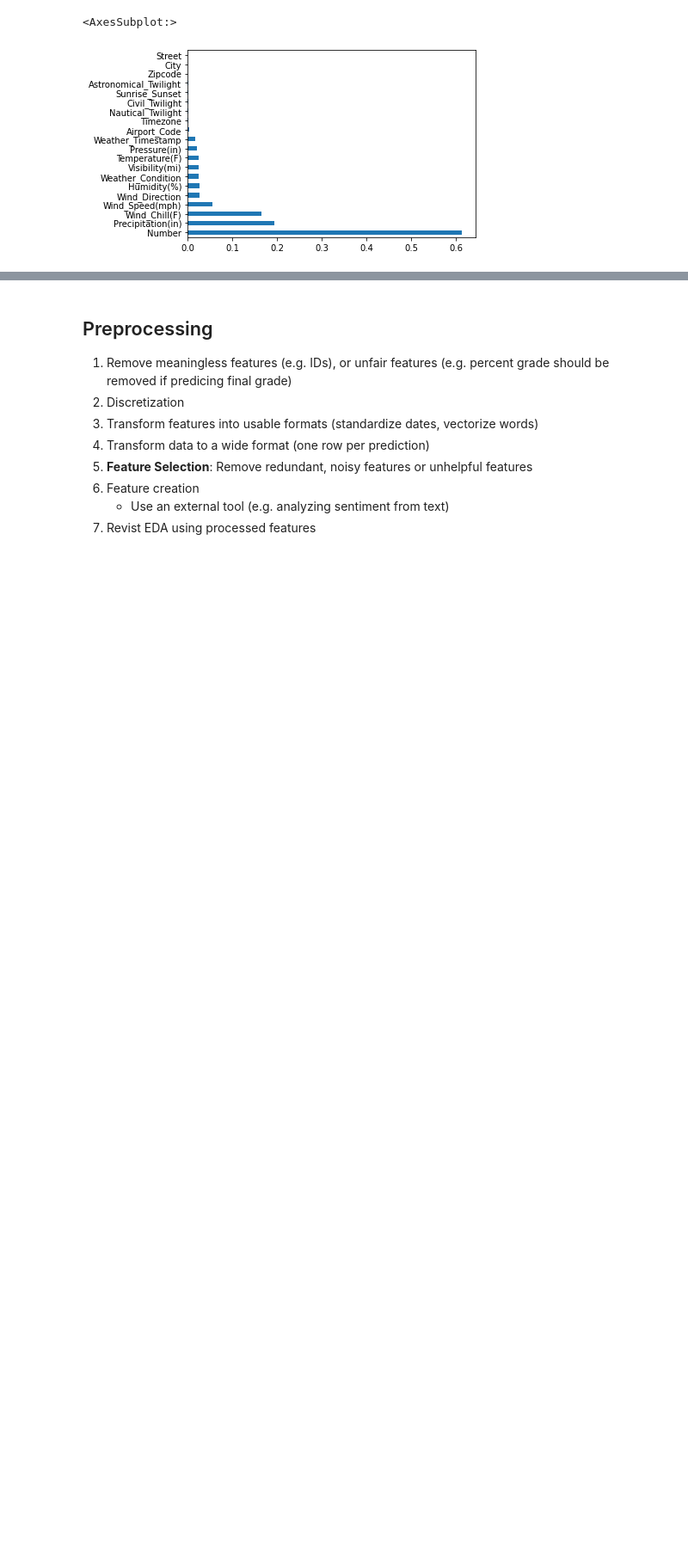
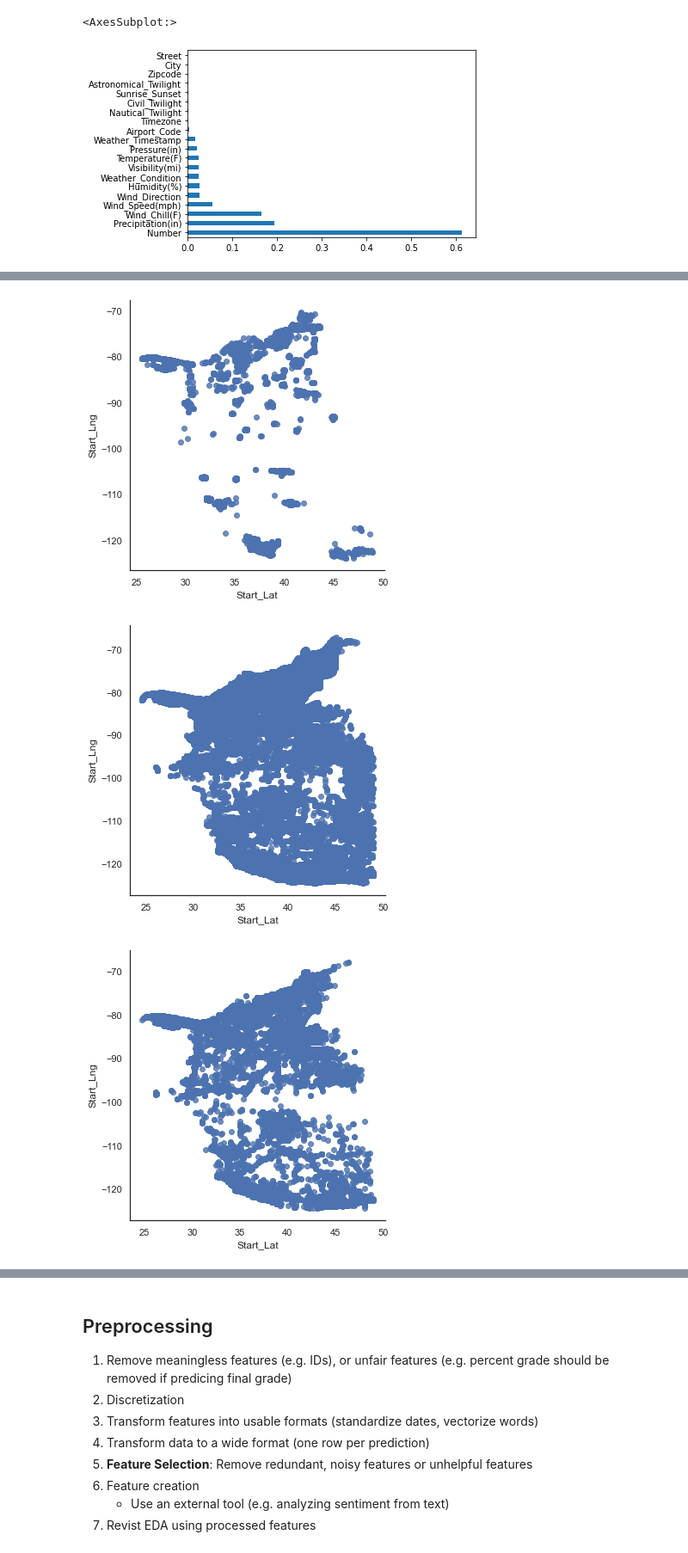
Before and after one commit to jackyhuynh/us_car_accident_analyst_using_python, a Jupyter notebook: src/script.ipynb, the cells around one changed output, grey strips where cells are left out. Shown: that part at 86% size. Saved outputs shown, nothing was run; the diff lists cells and outputs as text; code cells hidden in the pictures; blank space fills up the shorter version.

```diff
--- a/src/script.ipynb
+++ b/src/script.ipynb
@@ -64,0 +102,10 @@ missing_percentage[missing_percentage!=0].plot(kind='barh')
+# %%
+sns.lmplot(data=df[(df['Severity']==1)], x='Start_Lat', y='Start_Lng', fit_reg=False, legend=True)
+sns.lmplot(data=df[(df['Severity']==2)], x='Start_Lat', y='Start_Lng', fit_reg=False, legend=True)
+sns.lmplot(data=df[(df['Severity']==3)], x='Start_Lat', y='Start_Lng', fit_reg=False, legend=True)
+sns.lmplot(data=df[(df['Severity']==4)], x='Start_Lat', y='Start_Lng', fit_reg=False, legend=True)
+plt.show()
+# %% [output]
+[figure, added]
+[figure, added]
+[figure, added]
```
Also changed, not shown: parts of 15 cells of this notebook.
